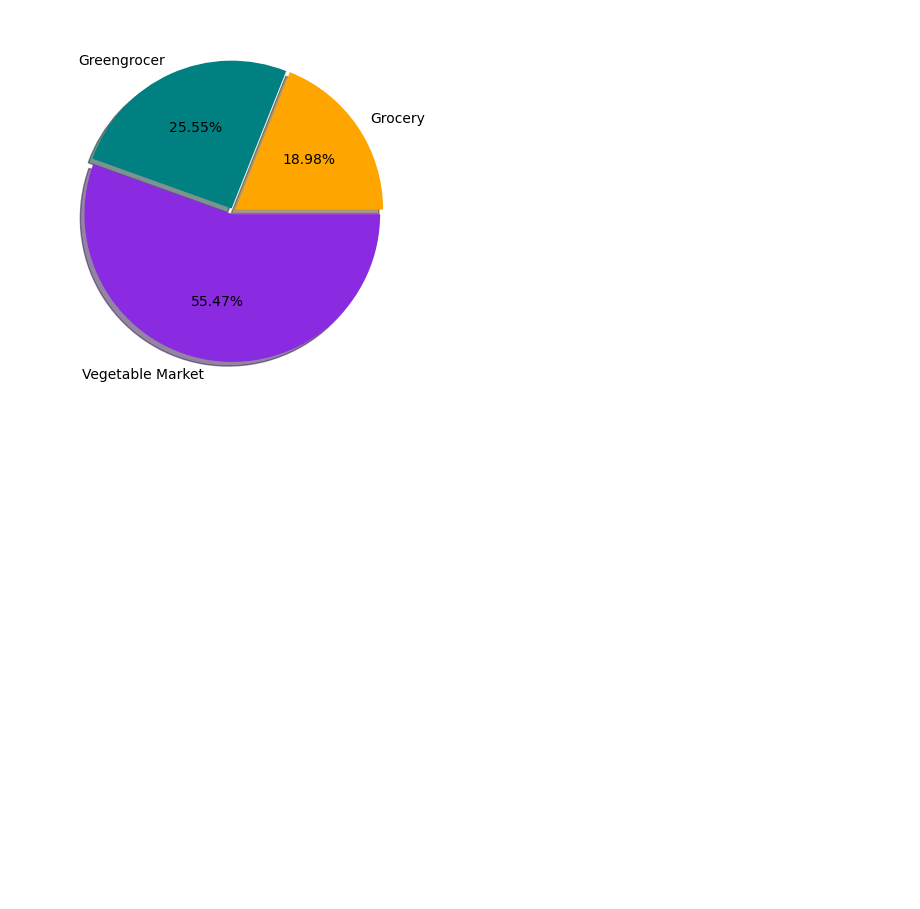
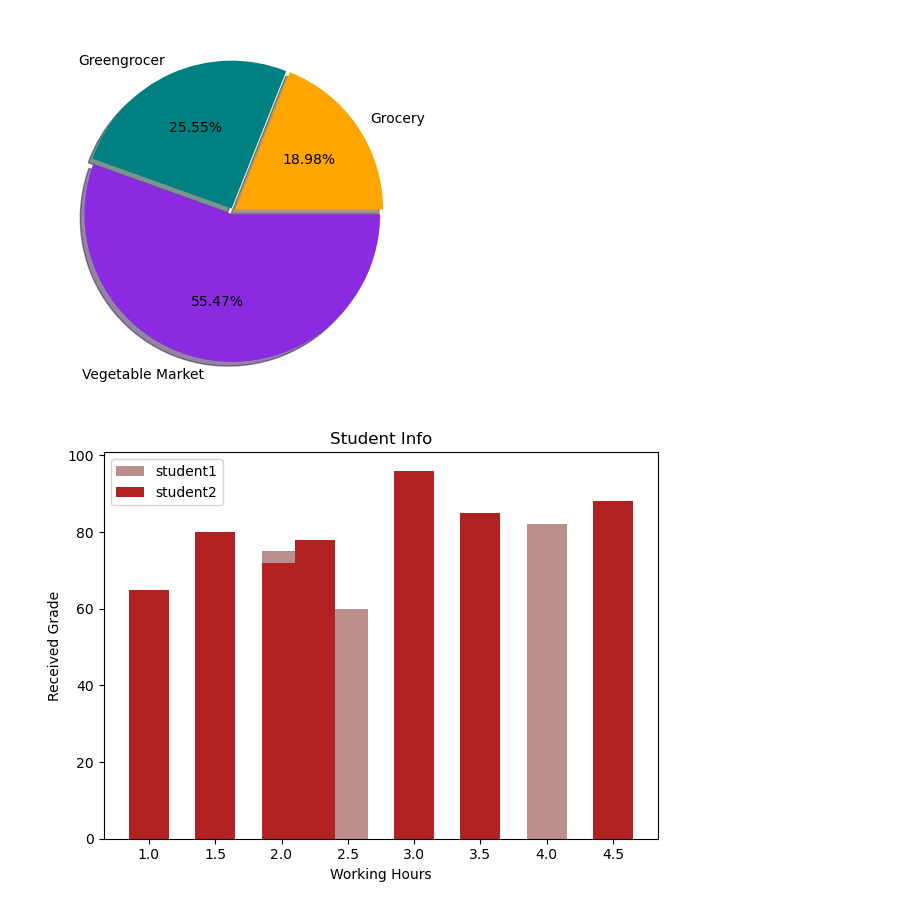
Before and after one commit to UstubecEmre/MatplotlibandSeabornFundamentals, a Jupyter notebook: chart_types_in_matplotlib.ipynb, the cells around one changed output. Drawn from its saved outputs; the diff is of its cells as text; code cells hidden in the pictures; blank space fills up the shorter version.

Commit message:
feat: add bar chart examples using matplotlib

```diff
--- a/chart_types_in_matplotlib.ipynb
+++ b/chart_types_in_matplotlib.ipynb
@@ -125,3 +125,19 @@ plt.pie(number_of_sales, labels = sales_channel, colors= colors, shadow= True, e
 plt.show()
 # %% [output]
 [figure]
+# %%
+#Bar Chart
+
+# first list = working hours, second list = received grade
+# set the width
+seasons = np.arange(1,9)
+plt.bar([1, 1, 1.5, 2.5, 1.5, 3, 4, 2], [45, 60, 70, 60, 55, 80, 82, 75], label = "student1",  width = 0.3, color = "rosybrown")
+plt.bar([1, 1.5, 2, 2.25, 3.5, 3, 4.5, 3], [65, 80, 72, 78, 85, 95, 88, 96], label = "student2",width =  0.3, color = "firebrick")
+plt.legend()
+plt.xlabel("Working Hours")
+plt.ylabel("Received Grade")
+plt.title("Student Info")
+plt.tight_layout()
+plt.show()
+# %% [output]
+[figure, added]
```
Also changed, not shown: parts of 1 cell of this notebook.
